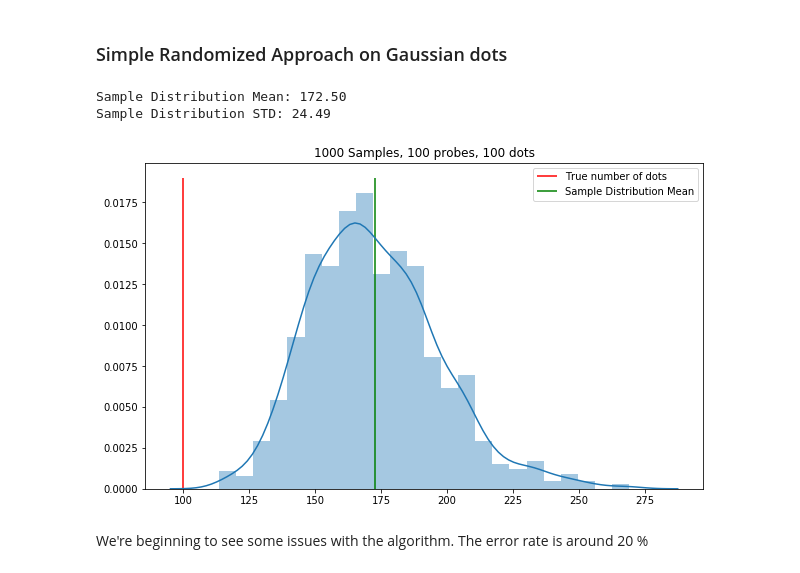
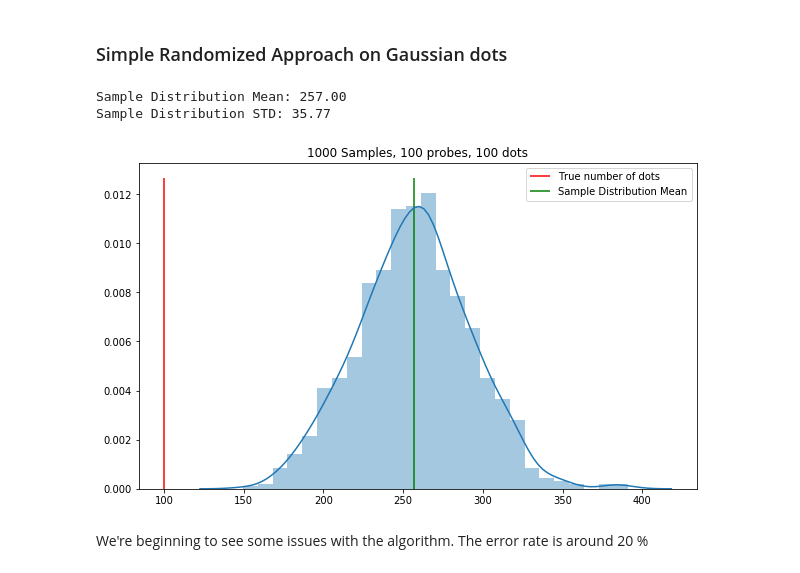
Before and after one commit to sebastiandro/probing-density, a Jupyter notebook: Probing Density.ipynb, the cells around one changed output. Cells and saved outputs as stored; diff of their text form; code cells hidden in the pictures.

```diff
--- a/Probing Density.ipynb
+++ b/Probing Density.ipynb
@@ -45,7 +45,8 @@ def get_avg_dist(dots):
 Let's visualize the interval with dots by placing 100 dots in a random fashion. With the contraint that a point cannot be closer than $d$ from any other point. We'll set $d = 0.05$ for now
 # %%
 N = 100
-d = 0.001
+d = 1
+x_max = 1000
 def generate_dots(N, d, distribution_fn):
     dots = []
     for i in range(N):
@@ -84,7 +85,7 @@ def plot_interval(dots, title='Our beautiful interval'):
 ### Uniform Interval
 # %%
 def custom_randunif():
-    return random.uniform(0,1)
+    return random.uniform(0, x_max)
 
 dots = generate_dots(N,d, custom_randunif)
 plot_interval(dots, title='Our beautiful Uniform Interval')
@@ -98,7 +99,7 @@ Variance over the whole line:  0.06855724829655195
 Let's make an interval with normally distributed points
 # %%
 def custom_gaussian():
-    return random.gauss(0.7, 0.1)
+    return random.gauss(500, 100)
 
 dots_gauss = generate_dots(N,d, custom_gaussian)
 plot_interval(dots_gauss, "Our beautiful Gaussian interval")
@@ -175,8 +176,8 @@ Let's run the simple probing algorithm and see some approximations
 ### Simple Randomized Approach on Uniform Interval
 # %%
 approximations = []
-for i in range(1000):
-    n_approx, _ = simple_probing(dots, 100, 0, 1)
+for i in range(x_max):
+    n_approx, _ = simple_probing(dots, 100, 0, x_max)
     approximations.append(n_approx)
 
 aprx = np.array(approximations)
@@ -209,15 +210,15 @@ Looks pretty neat! The barplot makes it look like we're ways off, but in reality
 # %%
 approximations = []
 for i in range(1000):
-    n_approx, _ = simple_probing(dots_gauss, 100, 0, 1)
+    n_approx, _ = simple_probing(dots_gauss, 100, 0, x_max)
     approximations.append(n_approx)
 
 aprx = np.array(approximations)
 plot_sample_dist(aprx, 100)
 # %% [output]
-Sample Distribution Mean: 172.50
-Sample Distribution STD: 24.49
+Sample Distribution Mean: 257.00
+Sample Distribution STD: 35.77
-[figure, old version]
+[figure, new version]
 # %% [markdown]
 We're beginning to see some issues with the algorithm. The error rate is around 20 %
 # %% [markdown]
```
Also changed, not shown: parts of 11 cells of this notebook.
